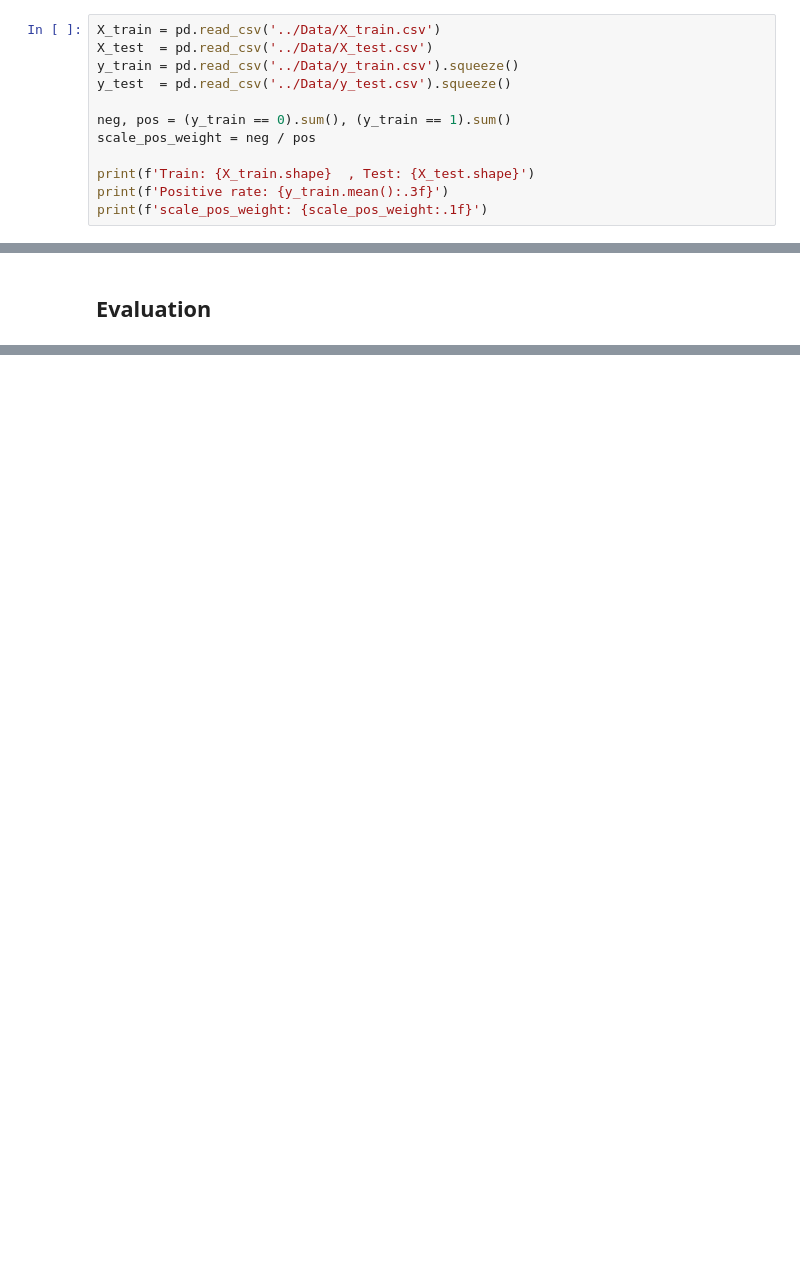
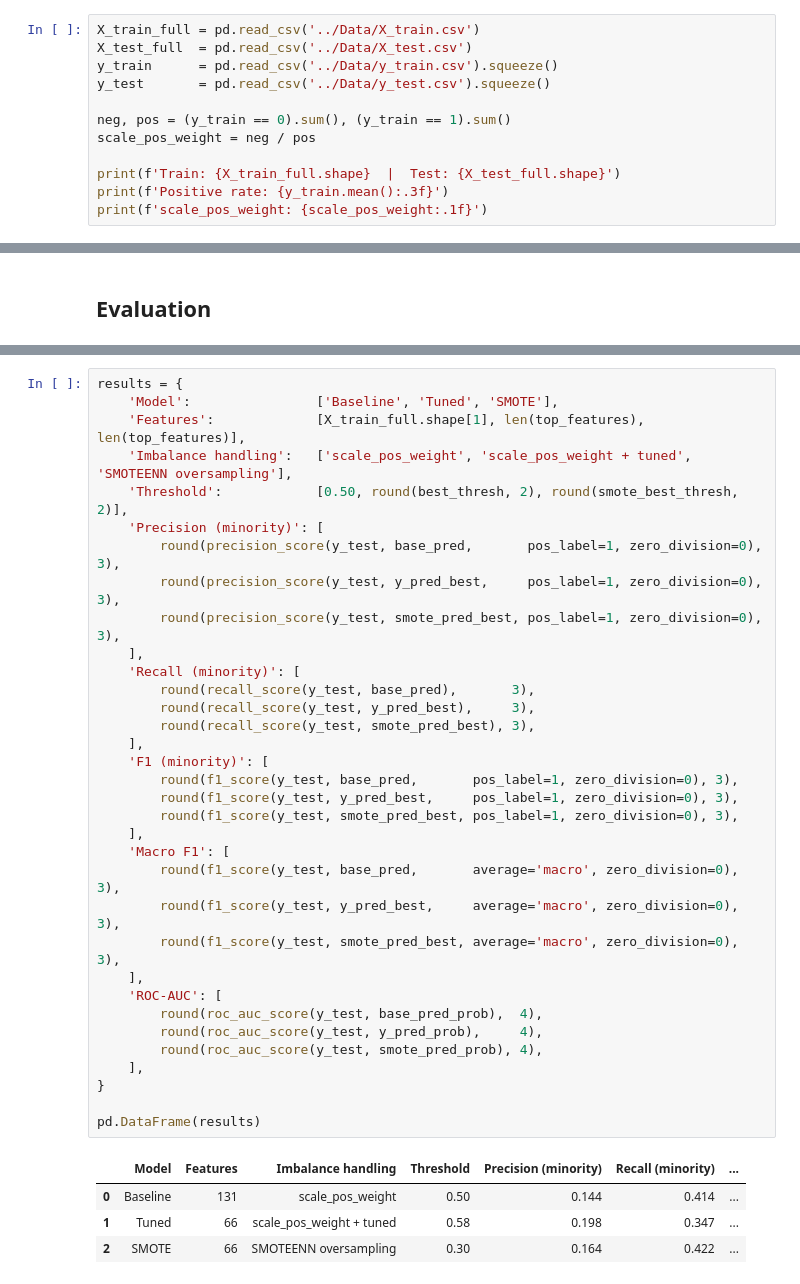
Before and after one commit to NafisaTas1414/DS4400_Final_Project, a Jupyter notebook: Models/xgboost_model.ipynb, the cells around one changed output, grey strips where cells are left out. Saved outputs shown, nothing was run; the diff lists cells and outputs as text; blank space fills up the shorter version.

```diff
--- a/Models/xgboost_model.ipynb
+++ b/Models/xgboost_model.ipynb
@@ -10,15 +12,15 @@ from sklearn.metrics import (
     precision_score, recall_score
 )
 # %%
-X_train = pd.read_csv('../Data/X_train.csv')
-X_test  = pd.read_csv('../Data/X_test.csv')
-y_train = pd.read_csv('../Data/y_train.csv').squeeze()
-y_test  = pd.read_csv('../Data/y_test.csv').squeeze()
+X_train_full = pd.read_csv('../Data/X_train.csv')
+X_test_full  = pd.read_csv('../Data/X_test.csv')
+y_train      = pd.read_csv('../Data/y_train.csv').squeeze()
+y_test       = pd.read_csv('../Data/y_test.csv').squeeze()
 
 neg, pos = (y_train == 0).sum(), (y_train == 1).sum()
 scale_pos_weight = neg / pos
 
-print(f'Train: {X_train.shape}  , Test: {X_test.shape}')
+print(f'Train: {X_train_full.shape}  |  Test: {X_test_full.shape}')
 print(f'Positive rate: {y_train.mean():.3f}')
 print(f'scale_pos_weight: {scale_pos_weight:.1f}')
 # %% [output]
@@ -132,0 +223,39 @@ ROC-AUC: 0.6496
+# %%
+results = {
+    'Model':                ['Baseline', 'Tuned', 'SMOTE'],
+    'Features':             [X_train_full.shape[1], len(top_features), len(top_features)],
+    'Imbalance handling':   ['scale_pos_weight', 'scale_pos_weight + tuned', 'SMOTEENN oversampling'],
+    'Threshold':            [0.50, round(best_thresh, 2), round(smote_best_thresh, 2)],
+    'Precision (minority)': [
+        round(precision_score(y_test, base_pred,       pos_label=1, zero_division=0), 3),
+        round(precision_score(y_test, y_pred_best,     pos_label=1, zero_division=0), 3),
+        round(precision_score(y_test, smote_pred_best, pos_label=1, zero_division=0), 3),
+    ],
+    'Recall (minority)': [
+        round(recall_score(y_test, base_pred),       3),
+        round(recall_score(y_test, y_pred_best),     3),
+        round(recall_score(y_test, smote_pred_best), 3),
+    ],
+    'F1 (minority)': [
+        round(f1_score(y_test, base_pred,       pos_label=1, zero_division=0), 3),
+        round(f1_score(y_test, y_pred_best,     pos_label=1, zero_division=0), 3),
+        round(f1_score(y_test, smote_pred_best, pos_label=1, zero_division=0), 3),
+    ],
+    'Macro F1': [
+        round(f1_score(y_test, base_pred,       average='macro', zero_division=0), 3),
+        round(f1_score(y_test, y_pred_best,     average='macro', zero_division=0), 3),
+        round(f1_score(y_test, smote_pred_best, average='macro', zero_division=0), 3),
+    ],
+    'ROC-AUC': [
+        round(roc_auc_score(y_test, base_pred_prob),  4),
+        round(roc_auc_score(y_test, y_pred_prob),     4),
+        round(roc_auc_score(y_test, smote_pred_prob), 4),
+    ],
+}
+
+pd.DataFrame(results)
+# %% [output]
+|  | Model | Features | Imbalance handling | Threshold | Precision (minority) | Recall (minority) | ... |
+| 0 | Baseline | 131 | scale_pos_weight | 0.50 | 0.144 | 0.414 | ... |
+| 1 | Tuned | 66 | scale_pos_weight + tuned | 0.58 | 0.198 | 0.347 | ... |
+| 2 | SMOTE | 66 | SMOTEENN oversampling | 0.30 | 0.164 | 0.422 | ... |
```
Also changed, not shown: parts of 32 cells of this notebook, 24 other files.
